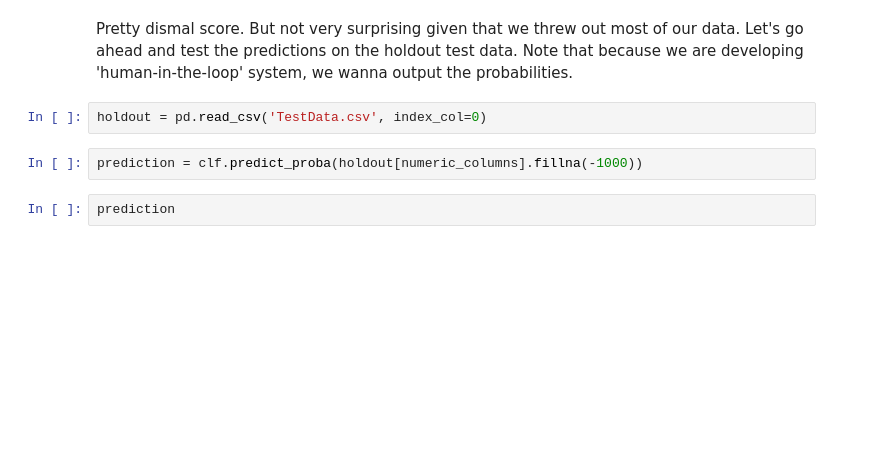
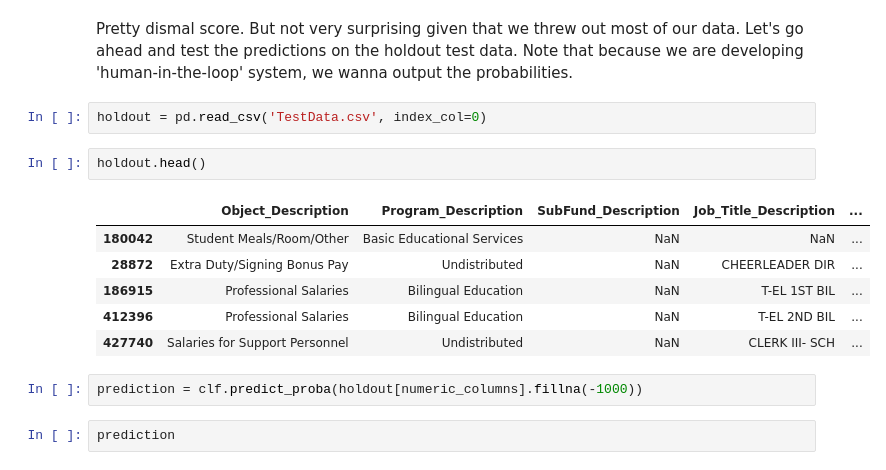
Before and after one commit to awoziji/SchoolBudgetData, a Jupyter notebook: SchoolBudgetData.ipynb, the cells around one changed output. Drawn from its saved outputs; the diff is of its cells as text; blank space fills up the shorter version.

```diff
--- a/SchoolBudgetData.ipynb
+++ b/SchoolBudgetData.ipynb
@@ -407,6 +407,15 @@ clf.score(X_test, y_test)
 Pretty dismal score. But not very surprising given that we threw out most of our data. Let's go ahead and test the predictions on the holdout test data. Note that because we are developing 'human-in-the-loop' system, we wanna output the probabilities.
 # %%
 holdout = pd.read_csv('TestData.csv', index_col=0)
+# %%
+holdout.head()
+# %% [output]
+|  | Object_Description | Program_Description | SubFund_Description | Job_Title_Description | ... |
+| 180042 | Student Meals/Room/Other | Basic Educational Services | NaN | NaN | ... |
+| 28872 | Extra Duty/Signing Bonus Pay | Undistributed | NaN | CHEERLEADER DIR | ... |
+| 186915 | Professional Salaries | Bilingual Education | NaN | T-EL 1ST BIL | ... |
+| 412396 | Professional Salaries | Bilingual Education | NaN | T-EL 2ND BIL | ... |
+| 427740 | Salaries for Support Personnel | Undistributed | NaN | CLERK III- SCH | ... |
 # %%
 prediction = clf.predict_proba(holdout[numeric_columns].fillna(-1000))
 # %%
```
Also changed, not shown: parts of 14 cells of this notebook.
